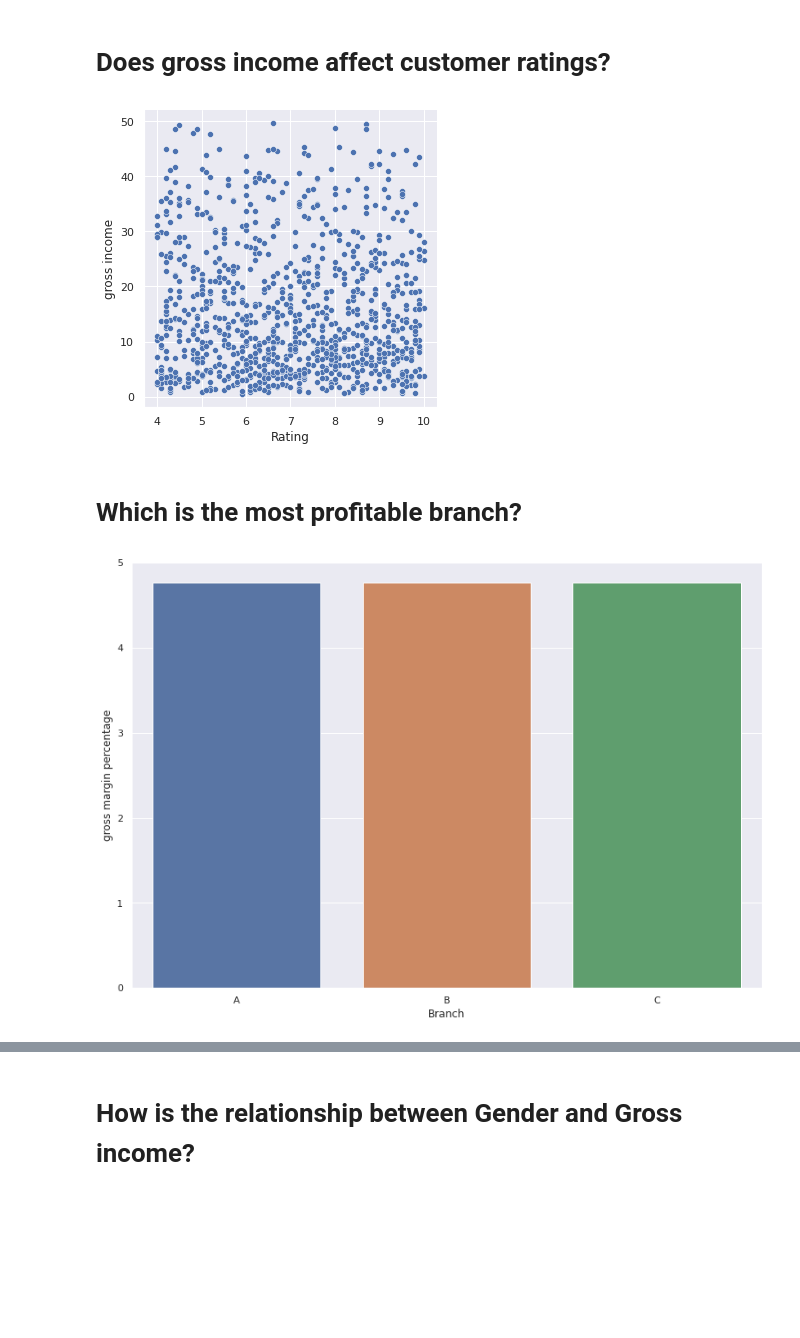
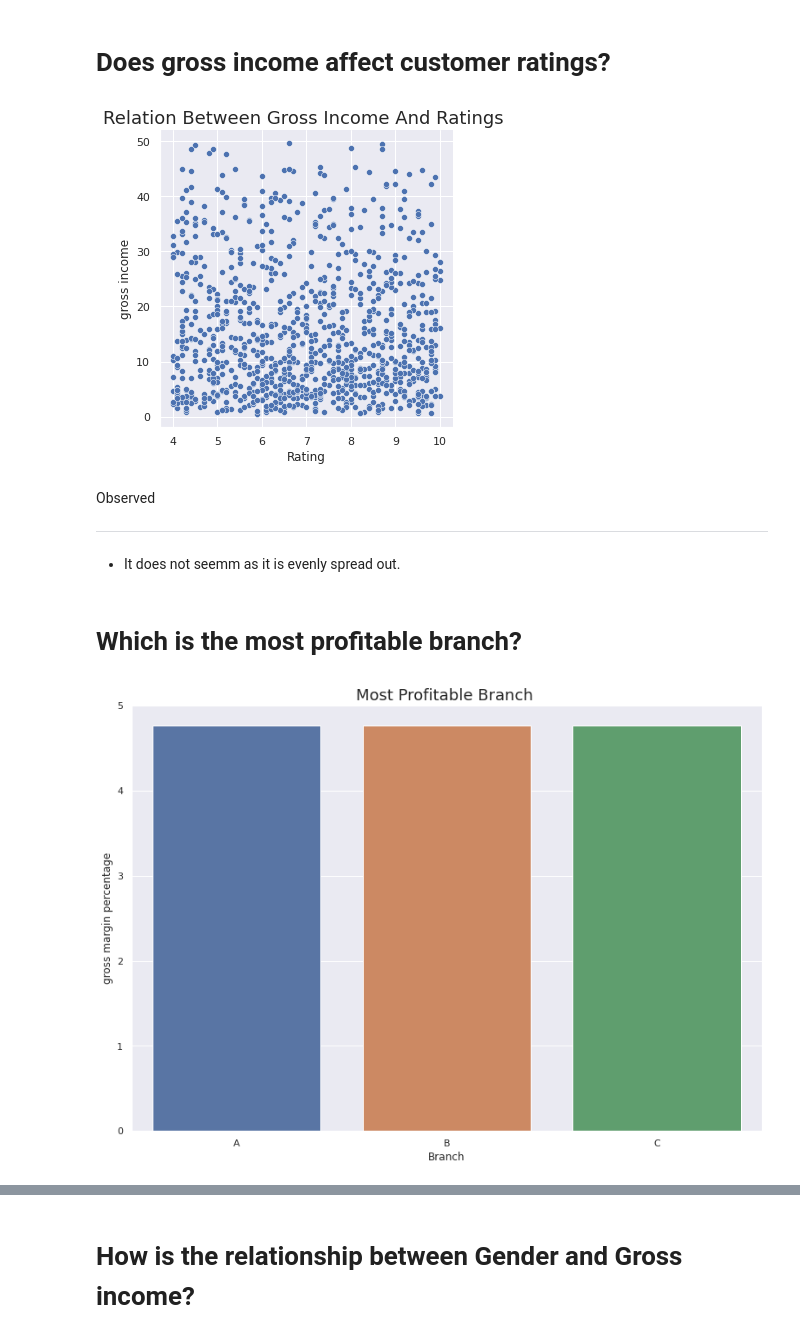
Before and after one commit to goswamimohit/SuperMarket_EDA, a Jupyter notebook: super-mkt-sale.ipynb, the cells around one changed output, grey strips where cells are left out. Drawn from its saved outputs; the diff is of its cells as text; code cells hidden in the pictures; blank space fills up the shorter version.

```diff
--- a/super-mkt-sale.ipynb
+++ b/super-mkt-sale.ipynb
@@ -498,12 +504,20 @@ Observation
 # %% [markdown]
 # Does gross income affect customer ratings?
 # %%
-sns.relplot(data=mkt, y="gross income", x="Rating",ci=None);
+sns.relplot(data=mkt, y="gross income", x="Rating",ci=None)
+plt.title('Relation Between Gross Income And Ratings ', fontsize=18)
+plt.show()
 # %% [output]
-[figure, old version]
+[figure, new version]
+# %% [markdown]
+Observed
+
+-------------------------
+- It does not seemm as it is evenly spread out.
 # %% [markdown]
 # Which is the most profitable branch?
 # %%
+plt.title('Most Profitable Branch ', fontsize=18)
 sns.barplot(x="Branch", y="gross margin percentage", data=mkt);
 # %% [output]
-[figure, old version]
+[figure, new version]
```
Also changed, not shown: parts of 24 cells of this notebook.
